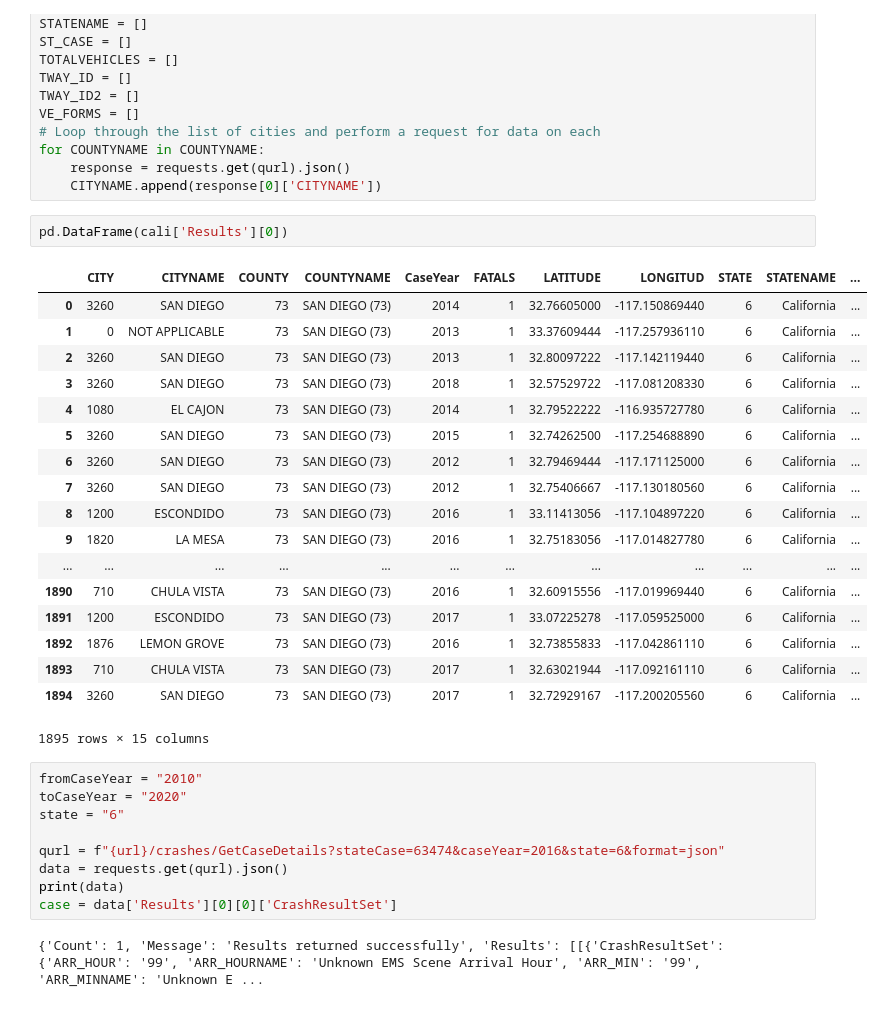
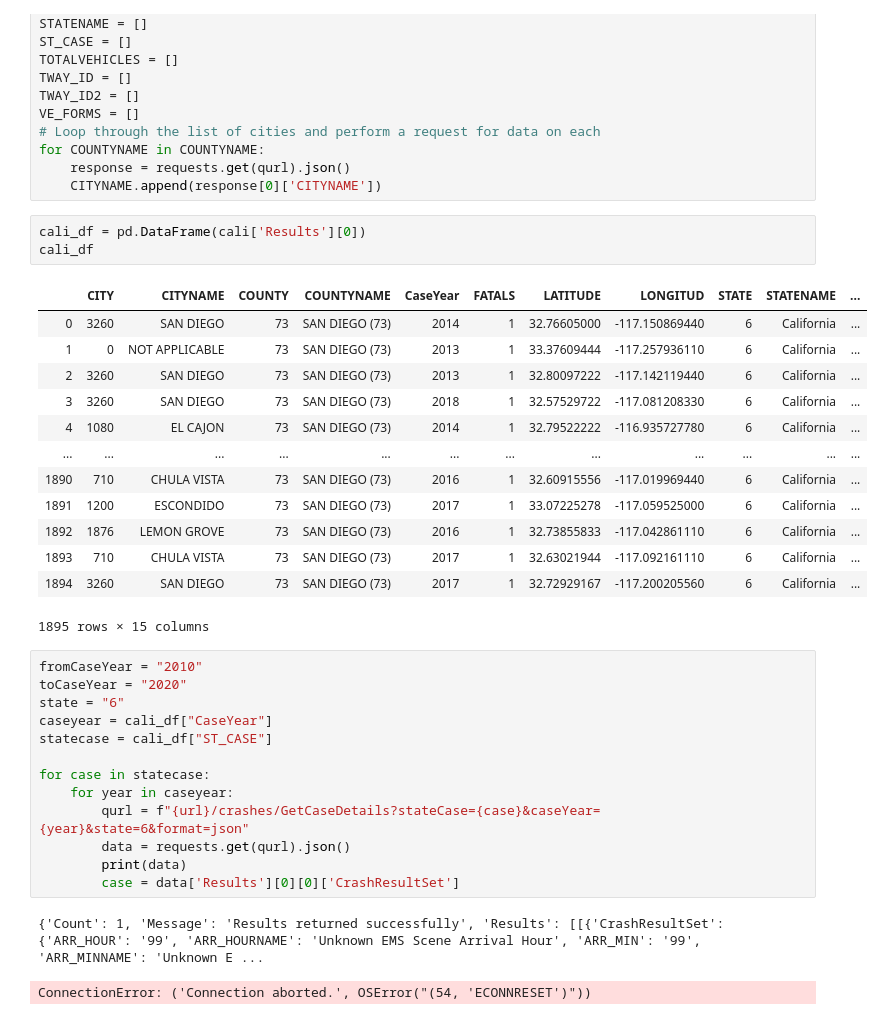
Before and after one commit to mwhitmore1/ucsd_bootcamp-traffic_accident_analysis, a Jupyter notebook: notebooks/data_processing.ipynb, the cells around one changed output. Drawn from its saved outputs; the diff is of its cells as text.

Commit message:
Added for loop to loop through case IDs and year

```diff
--- a/notebooks/data_processing.ipynb
+++ b/notebooks/data_processing.ipynb
@@ -36,19 +36,15 @@ for COUNTYNAME in COUNTYNAME:
     response = requests.get(qurl).json()
     CITYNAME.append(response[0]['CITYNAME'])
 # %%
-pd.DataFrame(cali['Results'][0])
+cali_df = pd.DataFrame(cali['Results'][0])
+cali_df
 # %% [output]
 |  | CITY | CITYNAME | COUNTY | COUNTYNAME | CaseYear | FATALS | LATITUDE | LONGITUD | STATE | STATENAME | ... |
 | 0 | 3260 | SAN DIEGO | 73 | SAN DIEGO (73) | 2014 | 1 | 32.76605000 | -117.150869440 | 6 | California | ... |
 | 1 | 0 | NOT APPLICABLE | 73 | SAN DIEGO (73) | 2013 | 1 | 33.37609444 | -117.257936110 | 6 | California | ... |
 | 2 | 3260 | SAN DIEGO | 73 | SAN DIEGO (73) | 2013 | 1 | 32.80097222 | -117.142119440 | 6 | California | ... |
 | 3 | 3260 | SAN DIEGO | 73 | SAN DIEGO (73) | 2018 | 1 | 32.57529722 | -117.081208330 | 6 | California | ... |
 | 4 | 1080 | EL CAJON | 73 | SAN DIEGO (73) | 2014 | 1 | 32.79522222 | -116.935727780 | 6 | California | ... |
-| 5 | 3260 | SAN DIEGO | 73 | SAN DIEGO (73) | 2015 | 1 | 32.74262500 | -117.254688890 | 6 | California | ... |
-| 6 | 3260 | SAN DIEGO | 73 | SAN DIEGO (73) | 2012 | 1 | 32.79469444 | -117.171125000 | 6 | California | ... |
-| 7 | 3260 | SAN DIEGO | 73 | SAN DIEGO (73) | 2012 | 1 | 32.75406667 | -117.130180560 | 6 | California | ... |
-| 8 | 1200 | ESCONDIDO | 73 | SAN DIEGO (73) | 2016 | 1 | 33.11413056 | -117.104897220 | 6 | California | ... |
-| 9 | 1820 | LA MESA | 73 | SAN DIEGO (73) | 2016 | 1 | 32.75183056 | -117.014827780 | 6 | California | ... |
 | ... | ... | ... | ... | ... | ... | ... | ... | ... | ... | ... | ... |
 | 1890 | 710 | CHULA VISTA | 73 | SAN DIEGO (73) | 2016 | 1 | 32.60915556 | -117.019969440 | 6 | California | ... |
 | 1891 | 1200 | ESCONDIDO | 73 | SAN DIEGO (73) | 2017 | 1 | 33.07225278 | -117.059525000 | 6 | California | ... |
@@ -60,13 +56,18 @@ pd.DataFrame(cali['Results'][0])
 fromCaseYear = "2010"
 toCaseYear = "2020"
 state = "6"
+caseyear = cali_df["CaseYear"]
+statecase = cali_df["ST_CASE"]
 
-qurl = f"{url}/crashes/GetCaseDetails?stateCase=63474&caseYear=2016&state=6&format=json"
-data = requests.get(qurl).json()
-print(data)
-case = data['Results'][0][0]['CrashResultSet']
+for case in statecase:
+    for year in caseyear:
+        qurl = f"{url}/crashes/GetCaseDetails?stateCase={case}&caseYear={year}&state=6&format=json"
+        data = requests.get(qurl).json()
+        print(data)
+        case = data['Results'][0][0]['CrashResultSet']
 # %% [output]
 {'Count': 1, 'Message': 'Results returned successfully', 'Results': [[{'CrashResultSet': {'ARR_HOUR': '99', 'ARR_HOURNAME': 'Unknown EMS Scene Arrival Hour', 'ARR_MIN': '99', 'ARR_MINNAME': 'Unknown E ...
+ConnectionError: ('Connection aborted.', OSError("(54, 'ECONNRESET')"))
 # %%
 def extract_people(v):
     for p in v['Persons']:
```
Also changed, not shown: parts of 3 cells of this notebook.
